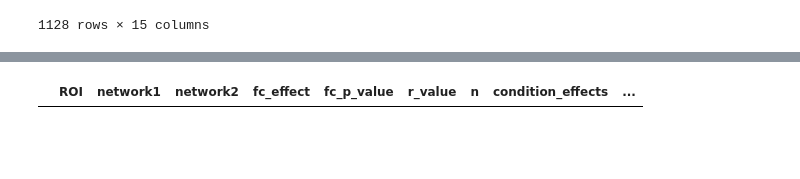
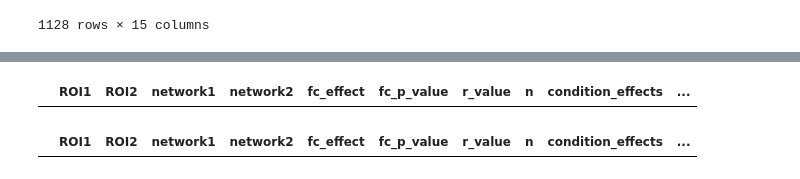
Before and after one commit to XiaoqianXiao/OCD_RO1, a Jupyter notebook: results_visualization_roi_to_roi_harvard_oxford.ipynb, the cells around one changed output, grey strips where cells are left out. Cells and saved outputs as stored; diff of their text form; code cells hidden in the pictures; blank space fills up the shorter version.

```diff
--- a/results_visualization_roi_to_roi_harvard_oxford.ipynb
+++ b/results_visualization_roi_to_roi_harvard_oxford.ipynb
@@ -107,11 +133,17 @@ df_baselineFC_vs_deltaYBOCS.sort_values(by='fc_p_value', ascending=True).head(20
 # %%
 df_baselineFC_vs_deltaYBOCS.loc[
-    (df_baselineFC_vs_deltaYBOCS['network1'].isin(['Default', 'Dorsal Attention'])) &
-    (df_baselineFC_vs_deltaYBOCS['network2'].isin(['Default', 'Dorsal Attention'])) &
-    (df_baselineFC_vs_deltaYBOCS['fc_p_value'] <= 0.05)
-]
+    ((df_baselineFC_vs_deltaYBOCS['ROI1']=='Cingulate Gyrus, posterior division') |
+    (df_baselineFC_vs_deltaYBOCS['ROI2']=='Cingulate Gyrus, posterior division')) &
+    (df_baselineFC_vs_deltaYBOCS['fc_p_value'] <= 0.05)]
 # %% [output]
-|  | ROI | network1 | network2 | fc_effect | fc_p_value | r_value | n | condition_effects | ... |
+|  | ROI1 | ROI2 | network1 | network2 | fc_effect | fc_p_value | r_value | n | condition_effects | ... |
+# %%
+df_baselineFC_vs_deltaYBOCS.loc[
+    ((df_baselineFC_vs_deltaYBOCS['ROI1']=='Angular Gyrus') |
+    (df_baselineFC_vs_deltaYBOCS['ROI2']=='Angular Gyrus')) &
+    (df_baselineFC_vs_deltaYBOCS['fc_p_value'] <= 0.05)]
+# %% [output]
+|  | ROI1 | ROI2 | network1 | network2 | fc_effect | fc_p_value | r_value | n | condition_effects | ... |
 # %%
 deltaFC_vs_deltaYBOCS_file = os.path.join(data_dir, 'deltaFC_vs_deltaYBOCS_harvard_oxford_cort-maxprob-thr25-2mm_roiroi_fc.csv')
 df_deltaFC_vs_deltaYBOCS = pd.read_csv(deltaFC_vs_deltaYBOCS_file)
```
Also changed, not shown: parts of 10 cells of this notebook, 3 other files.
